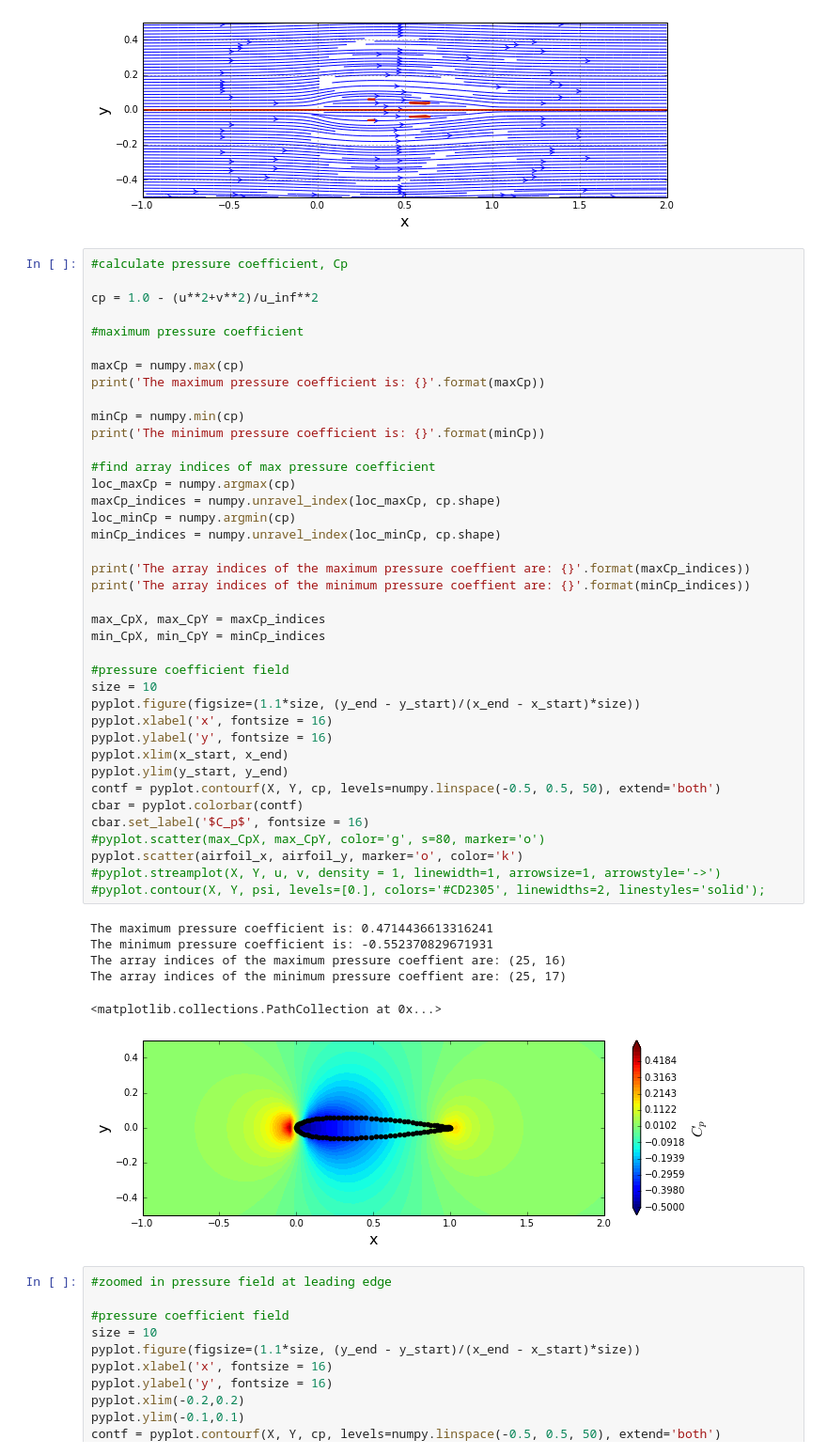
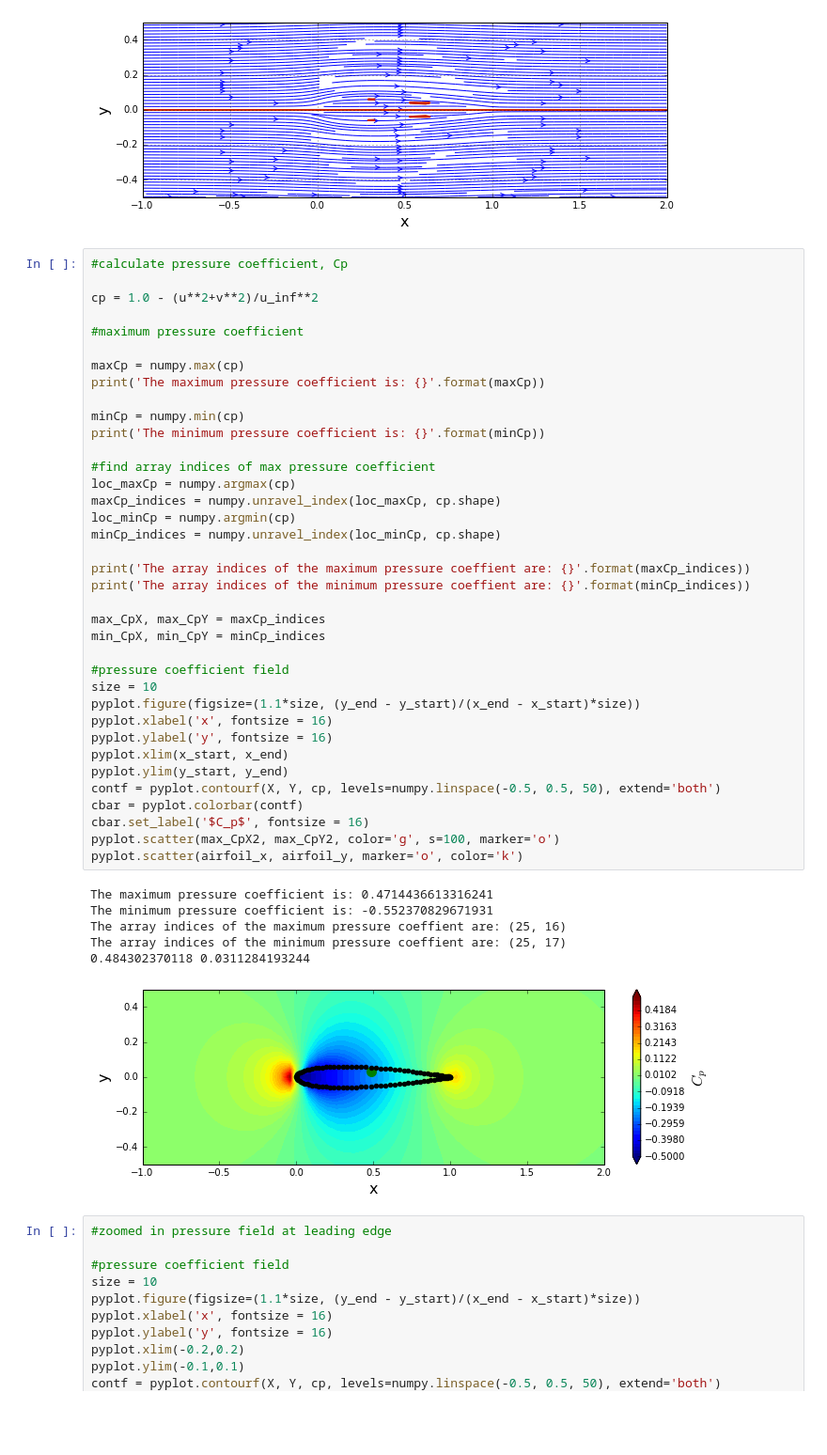
Before and after one commit to alexabaumer/MAE6226, a Jupyter notebook: Baumer_assignment01.ipynb, the cells around one changed output. Shown at 94% size. Drawn from its saved outputs; the diff is of its cells as text; blank space fills up the shorter version.

Commit message:
adjusting plots

```diff
--- a/Baumer_assignment01.ipynb
+++ b/Baumer_assignment01.ipynb
@@ -121,38 +140,36 @@ minCp = numpy.min(cp)
 print('The minimum pressure coefficient is: {}'.format(minCp))
 
 #find array indices of max pressure coefficient
 loc_maxCp = numpy.argmax(cp)
 maxCp_indices = numpy.unravel_index(loc_maxCp, cp.shape)
 loc_minCp = numpy.argmin(cp)
 minCp_indices = numpy.unravel_index(loc_minCp, cp.shape)
 
 print('The array indices of the maximum pressure coeffient are: {}'.format(maxCp_indices))
 print('The array indices of the minimum pressure coeffient are: {}'.format(minCp_indices))
 
 max_CpX, max_CpY = maxCp_indices
 min_CpX, min_CpY = minCp_indices
 
 #pressure coefficient field
 size = 10
 pyplot.figure(figsize=(1.1*size, (y_end - y_start)/(x_end - x_start)*size))
 pyplot.xlabel('x', fontsize = 16)
 pyplot.ylabel('y', fontsize = 16)
 pyplot.xlim(x_start, x_end)
 pyplot.ylim(y_start, y_end)
 contf = pyplot.contourf(X, Y, cp, levels=numpy.linspace(-0.5, 0.5, 50), extend='both')
 cbar = pyplot.colorbar(contf)
 cbar.set_label('$C_p$', fontsize = 16)
-#pyplot.scatter(max_CpX, max_CpY, color='g', s=80, marker='o')
+pyplot.scatter(max_CpX2, max_CpY2, color='g', s=100, marker='o')
 pyplot.scatter(airfoil_x, airfoil_y, marker='o', color='k')
-#pyplot.streamplot(X, Y, u, v, density = 1, linewidth=1, arrowsize=1, arrowstyle='->')
-#pyplot.contour(X, Y, psi, levels=[0.], colors='#CD2305', linewidths=2, linestyles='solid');
 # %% [output]
 The maximum pressure coefficient is: 0.4714436613316241
 The minimum pressure coefficient is: -0.552370829671931
 The array indices of the maximum pressure coeffient are: (25, 16)
 The array indices of the minimum pressure coeffient are: (25, 17)
+0.484302370118 0.0311284193244
-<matplotlib.collections.PathCollection at 0x...>
-[figure, old version]
+[figure, new version]
 # %%
 #zoomed in pressure field at leading edge
 
```
Also changed, not shown: parts of 1 cell of this notebook.
